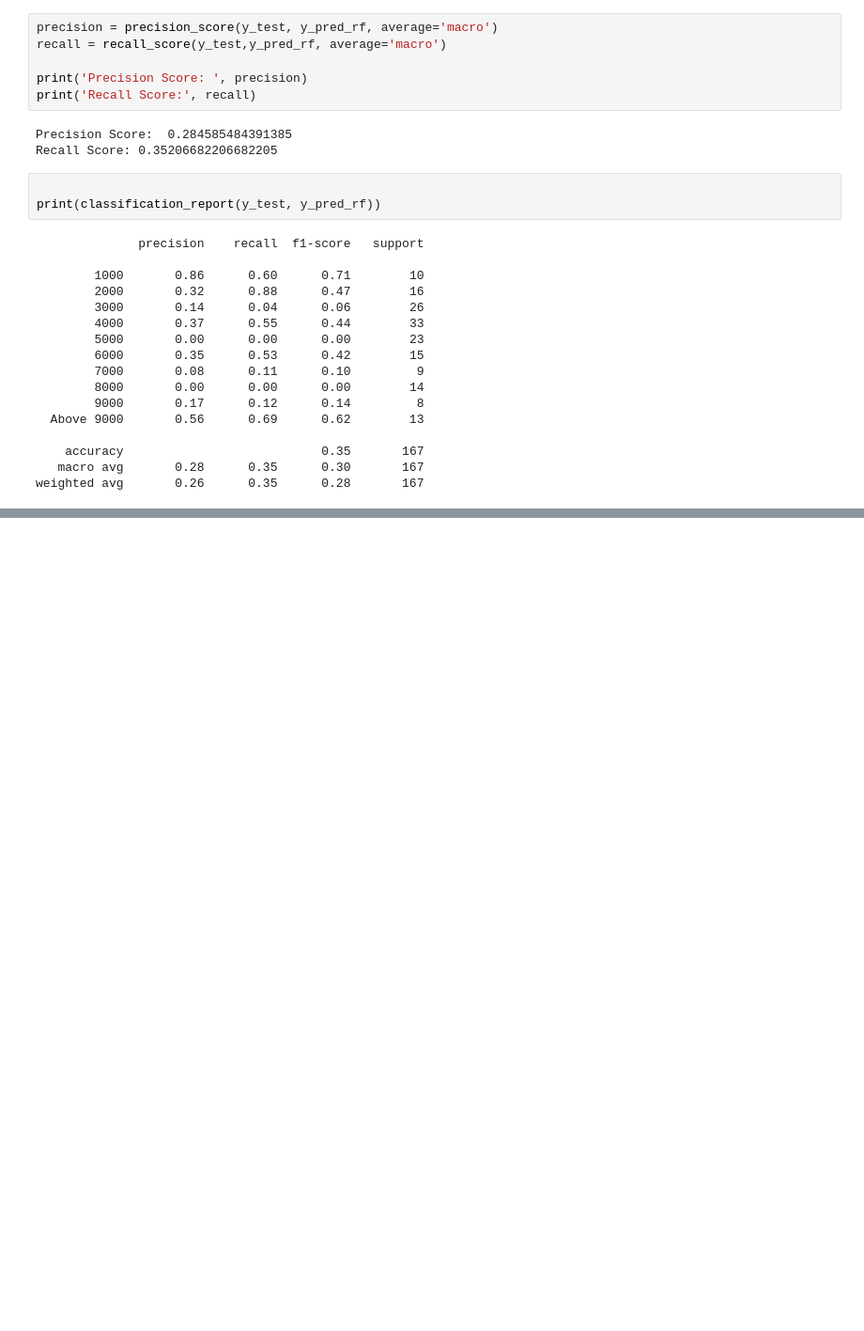
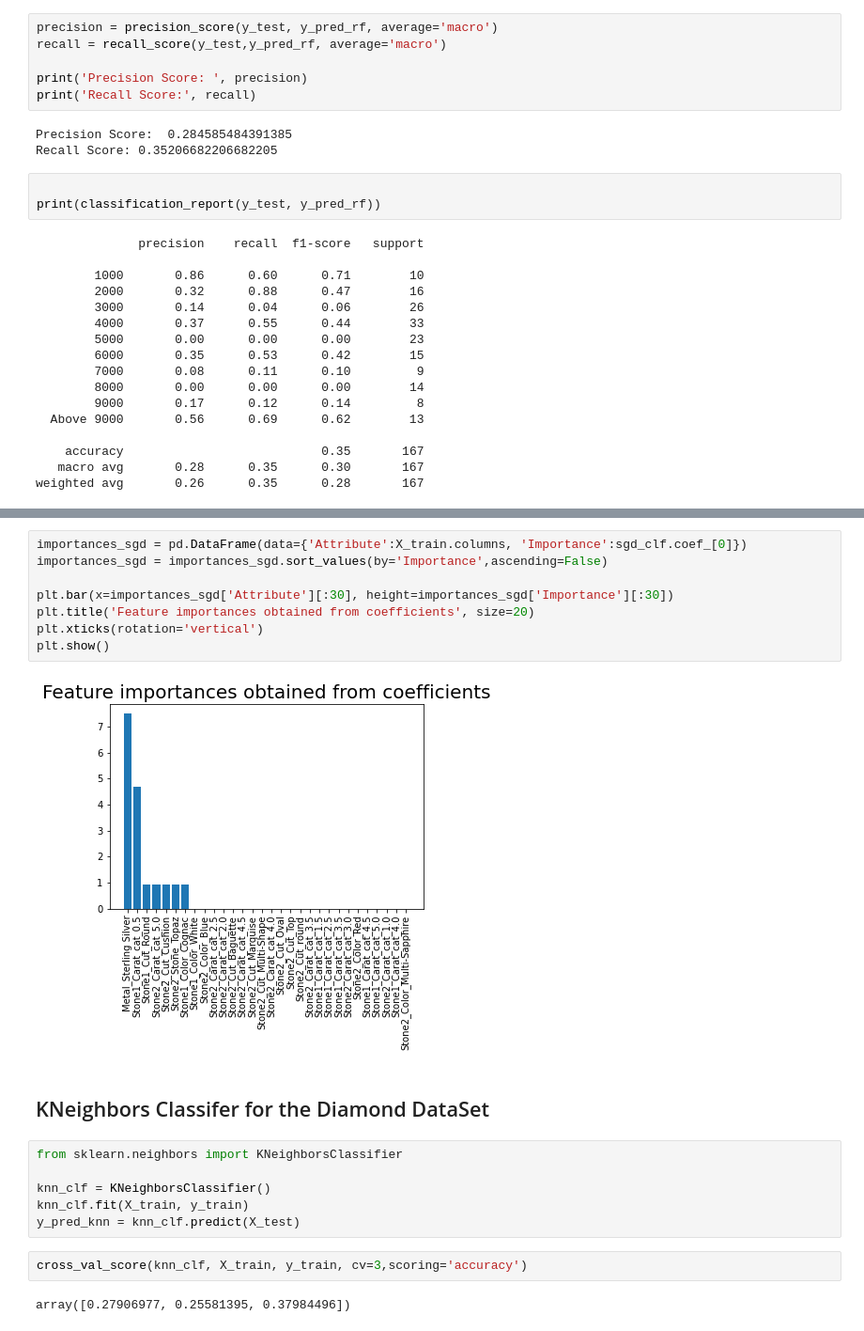
Before and after one commit to rgandhre/SpringBoard, a Jupyter notebook: DataScience_Capstone2/notebooks/Effy_EDA_Rings.ipynb, the cells around one changed output, grey strips where cells are left out. Shown at 94% size. Drawn from its saved outputs; the diff is of its cells as text; blank space fills up the shorter version.

```diff
--- a/DataScience_Capstone2/notebooks/Effy_EDA_Rings.ipynb
+++ b/DataScience_Capstone2/notebooks/Effy_EDA_Rings.ipynb
@@ -1326,0 +1361,22 @@ weighted avg       0.26      0.35      0.28       167
+# %%
+importances_sgd = pd.DataFrame(data={'Attribute':X_train.columns, 'Importance':sgd_clf.coef_[0]})
+importances_sgd = importances_sgd.sort_values(by='Importance',ascending=False)
+
+plt.bar(x=importances_sgd['Attribute'][:30], height=importances_sgd['Importance'][:30])
+plt.title('Feature importances obtained from coefficients', size=20)
+plt.xticks(rotation='vertical')
+plt.show()
+# %% [output]
+[figure, added]
+# %% [markdown]
+## KNeighbors Classifer for the Diamond DataSet
+# %%
+from sklearn.neighbors import KNeighborsClassifier
+
+knn_clf = KNeighborsClassifier()
+knn_clf.fit(X_train, y_train)
+y_pred_knn = knn_clf.predict(X_test)
+# %%
+cross_val_score(knn_clf, X_train, y_train, cv=3,scoring='accuracy')
+# %% [output]
+array([0.27906977, 0.25581395, 0.37984496])
```
Also changed, not shown: parts of 13 cells of this notebook.
